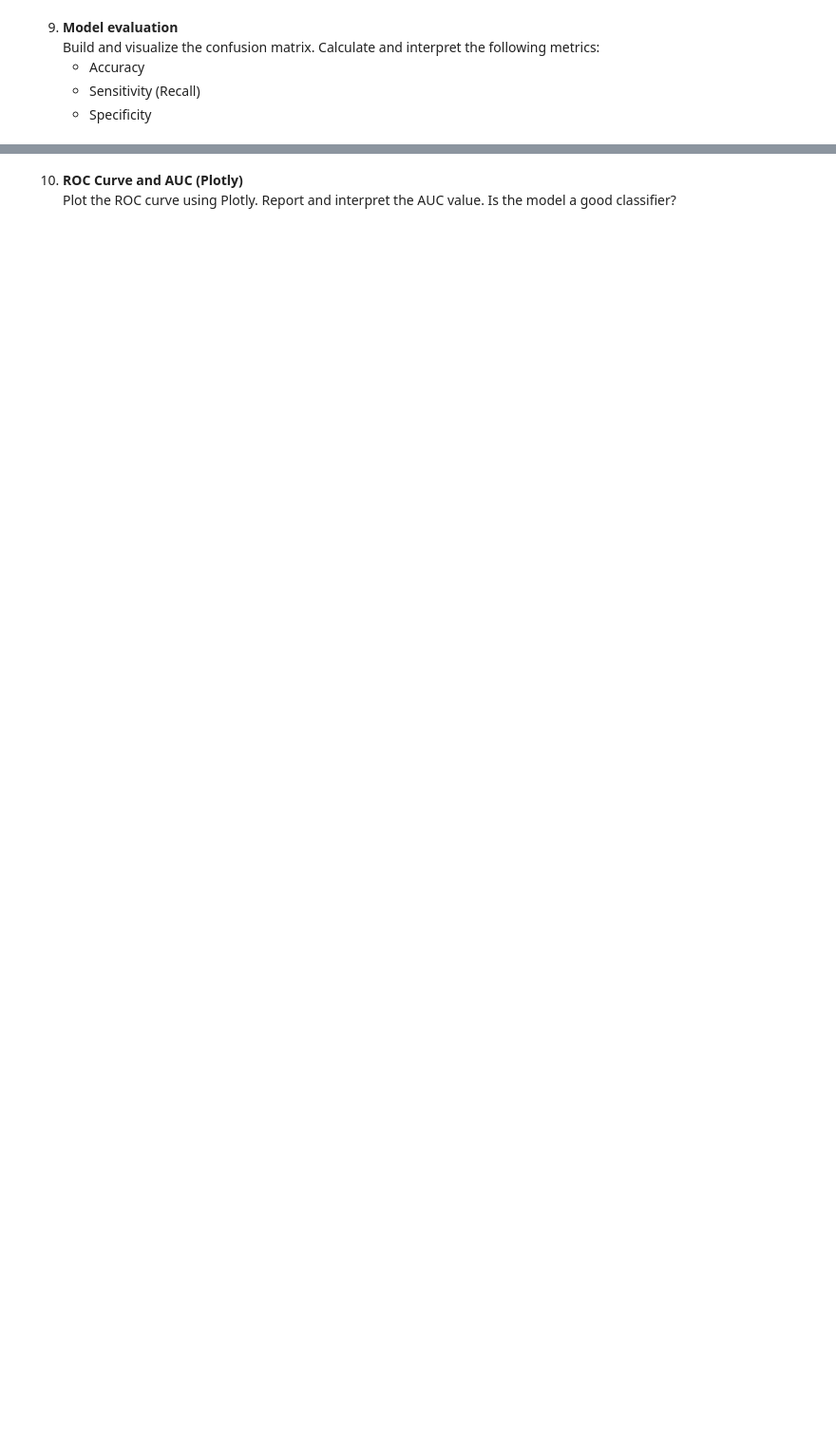
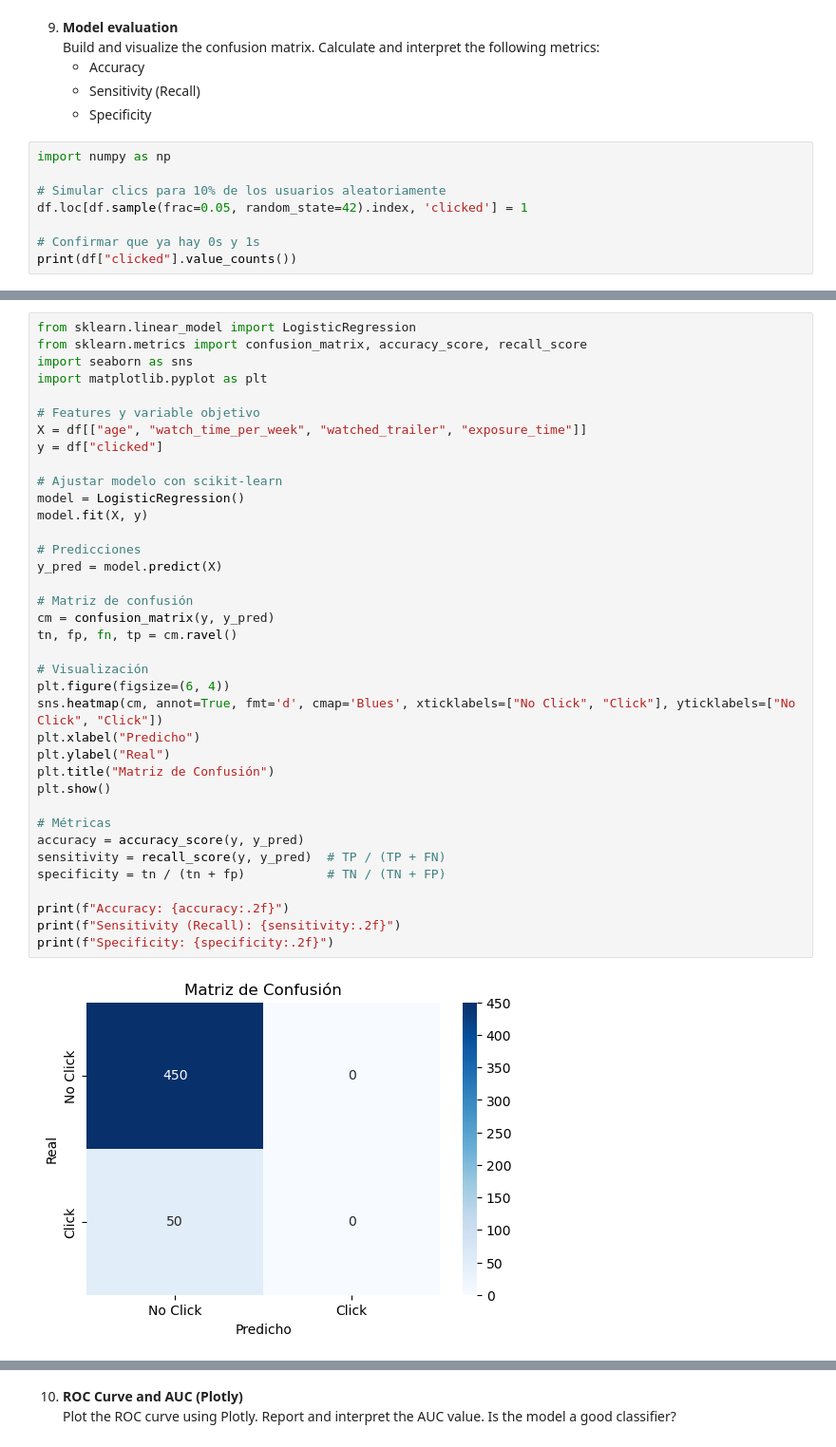
Before and after one commit to 22277527/MTV_MartinezOrtsHugo, a Jupyter notebook: Week 12/PPG12_s1.ipynb, the cells around one changed output, grey strips where cells are left out. Shown at 95% size. Cells and saved outputs as stored; diff of their text form; blank space fills up the shorter version.

```diff
--- a/Week 12/PPG12_s1.ipynb
+++ b/Week 12/PPG12_s1.ipynb
@@ -62,3 +302,11 @@
    - Accuracy
    - Sensitivity (Recall)
    - Specificity
+# %%
+import numpy as np
+
+# Simular clics para 10% de los usuarios aleatoriamente
+df.loc[df.sample(frac=0.05, random_state=42).index, 'clicked'] = 1
+
+# Confirmar que ya hay 0s y 1s
+print(df["clicked"].value_counts())
@@ -64,0 +317,39 @@
+# %%
+from sklearn.linear_model import LogisticRegression
+from sklearn.metrics import confusion_matrix, accuracy_score, recall_score
+import seaborn as sns
+import matplotlib.pyplot as plt
+
+# Features y variable objetivo
+X = df[["age", "watch_time_per_week", "watched_trailer", "exposure_time"]]
+y = df["clicked"]
+
+# Ajustar modelo con scikit-learn
+model = LogisticRegression()
+model.fit(X, y)
+
+# Predicciones
+y_pred = model.predict(X)
+
+# Matriz de confusión
+cm = confusion_matrix(y, y_pred)
+tn, fp, fn, tp = cm.ravel()
+
+# Visualización
+plt.figure(figsize=(6, 4))
+sns.heatmap(cm, annot=True, fmt='d', cmap='Blues', xticklabels=["No Click", "Click"], yticklabels=["No Click", "Click"])
+plt.xlabel("Predicho")
+plt.ylabel("Real")
+plt.title("Matriz de Confusión")
+plt.show()
+
+# Métricas
+accuracy = accuracy_score(y, y_pred)
+sensitivity = recall_score(y, y_pred)  # TP / (TP + FN)
+specificity = tn / (tn + fp)           # TN / (TN + FP)
+
+print(f"Accuracy: {accuracy:.2f}")
+print(f"Sensitivity (Recall): {sensitivity:.2f}")
+print(f"Specificity: {specificity:.2f}")
+# %% [output]
+[figure, added]
```
Also changed, not shown: parts of 17 cells of this notebook.
